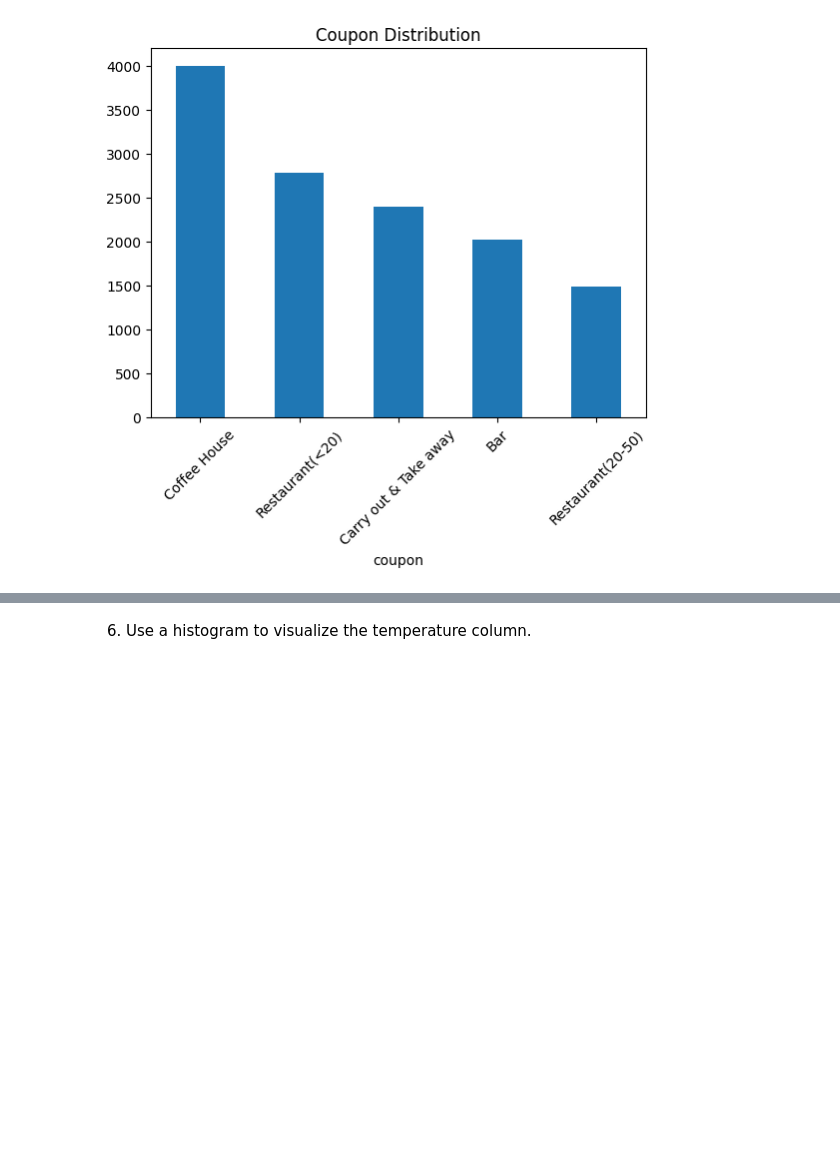
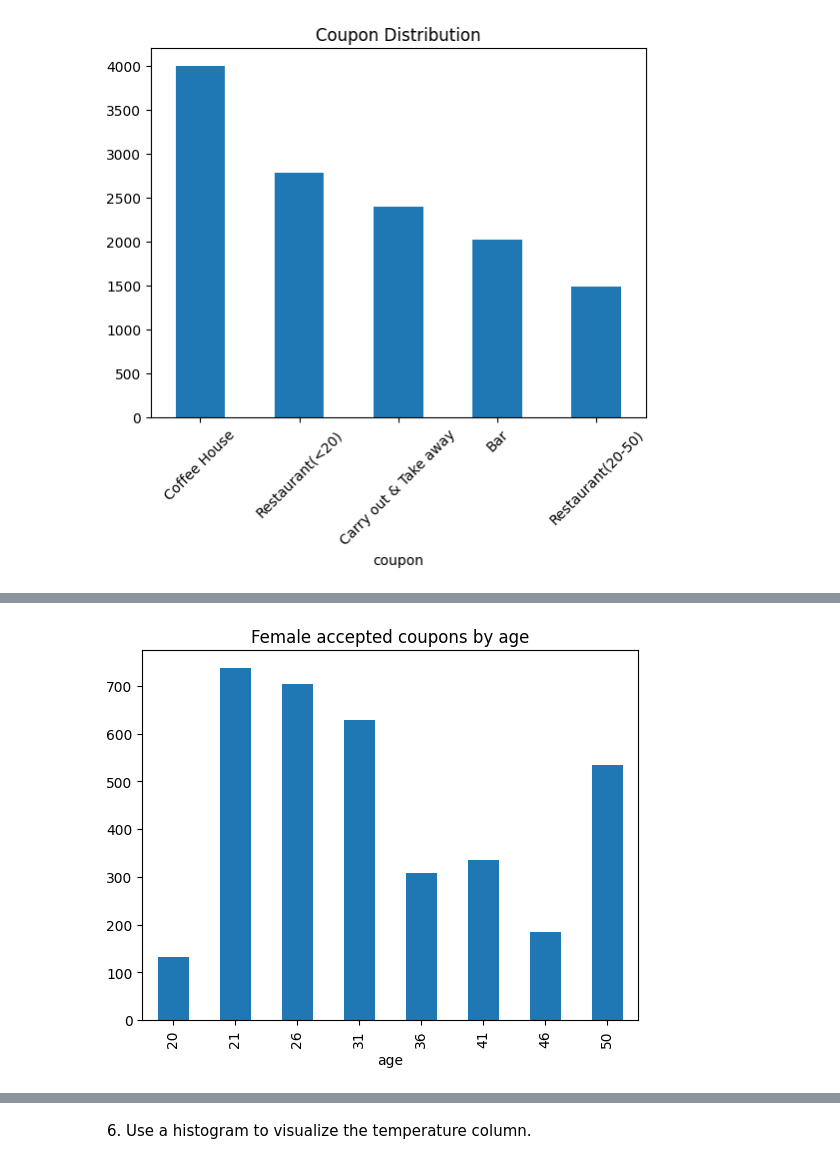
Before and after one commit to coconut808/ML-AI, a Jupyter notebook: week5/prompt.ipynb, the cells around one changed output, grey strips where cells are left out. Cells and saved outputs as stored; diff of their text form; code cells hidden in the pictures; blank space fills up the shorter version.

```diff
--- a/week5/prompt.ipynb
+++ b/week5/prompt.ipynb
@@ -300,0 +359,6 @@ plt.show()
+# %%
+female_accepted_coupons_by_age = data[(data['Y'] == 1) & (data['gender'] == 'Female')]['age'].value_counts()
+female_accepted_coupons_by_age.sort_index().plot(kind='bar', title='Female accepted coupons by age')
+plt.show()
+# %% [output]
+[figure, added]
```
Also changed, not shown: parts of 23 cells of this notebook.
